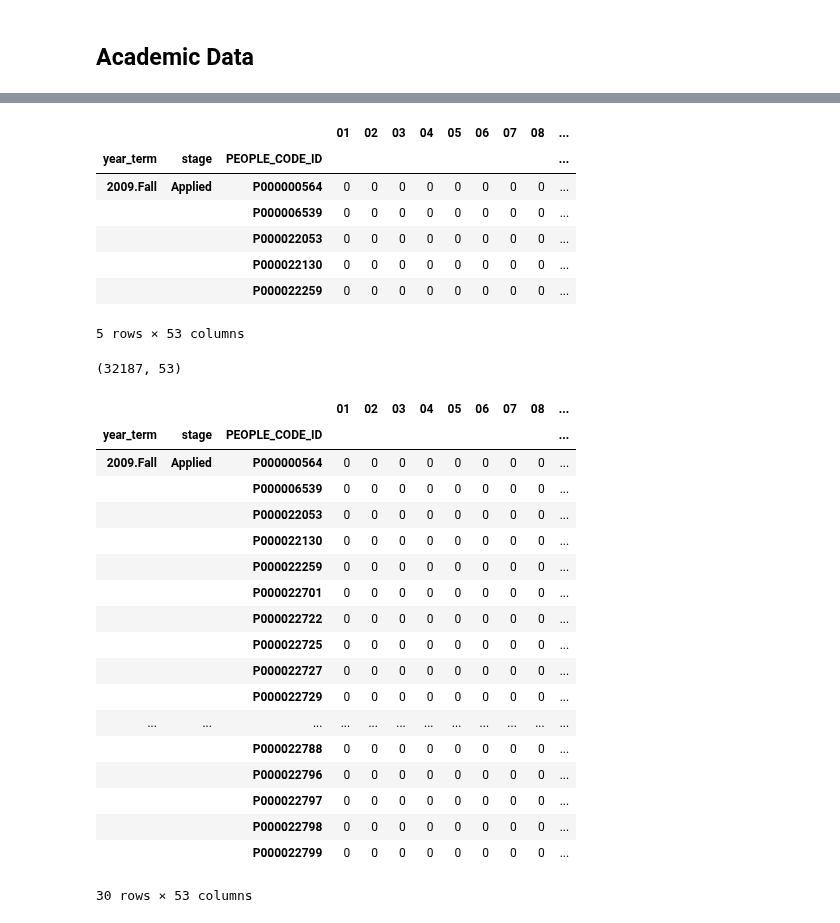
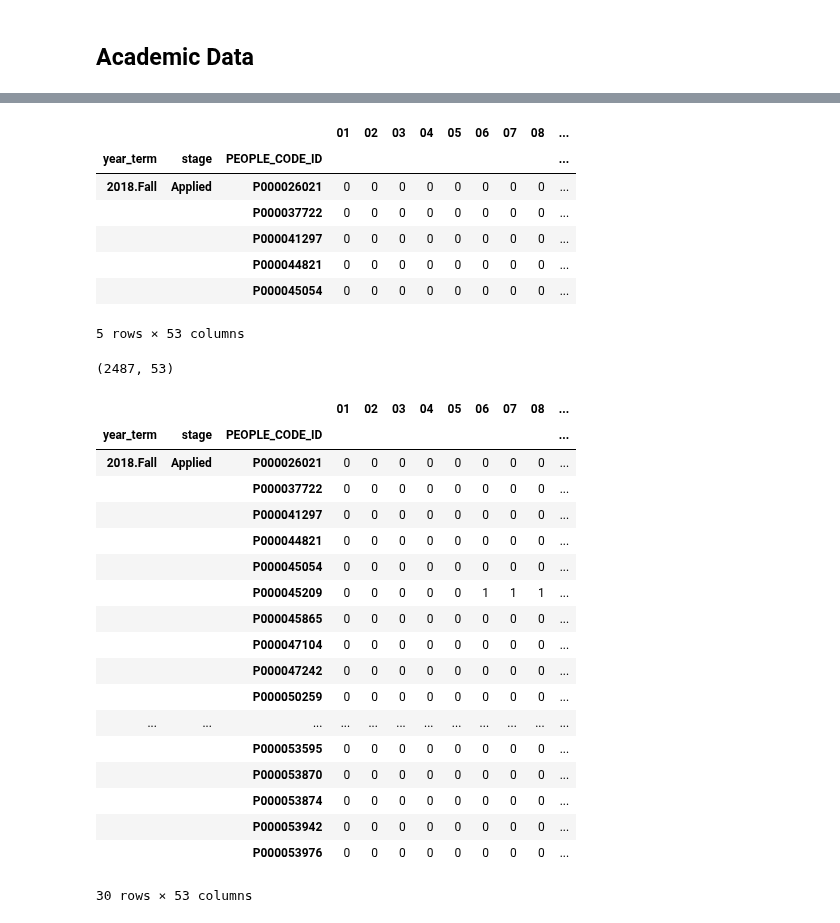
Before and after one commit to JeffWalton-PSC/Admissions, a Jupyter notebook: funnel/admissions_historic_data.ipynb, the cells around one changed output, grey strips where cells are left out. Saved outputs shown, nothing was run; the diff lists cells and outputs as text; code cells hidden in the pictures.

```diff
--- a/funnel/admissions_historic_data.ipynb
+++ b/funnel/admissions_historic_data.ipynb
@@ -493,11 +449,15 @@ w = q.set_index(['year_term', 'PEOPLE_CODE_ID'])
 # %%
 print(w.shape)
 w.head(30)
+# %%
+# just 2018.Fall for testing
+adm_df1 = adm_df1.loc[(adm_df1['year_term']=='2018.Fall') , ['year_term', 'PEOPLE_CODE_ID', 'Admissions_Week', 'admission_status']]
 # %%
 e = adm_df1.pivot_table(index=['year_term', 'PEOPLE_CODE_ID'],
                         columns=['admission_status'],
                         values=['Admissions_Week']
                         )
+e = e.fillna(54)
 print(e.shape)
 e.head(30)
 # %% [output]
@@ -547,6 +531,6 @@ def fill_weeks(field, data_frame):
     return r
 # %%
 stage_list = ['Applied', 'Accepted', 'Deposited']
-p = pd.DataFrame()
+w = pd.DataFrame()
 for stg in stage_list:
-    p = pd.concat([p, fill_weeks(stg, e)])
+    w = pd.concat([w, fill_weeks(stg, e)])
@@ -553,36 +539,36 @@ for stg in stage_list:
 # %%
-p.head()
+w.head()
 # %% [output]
 |  |  |  | 01 | 02 | 03 | 04 | 05 | 06 | 07 | 08 | ... |
 | year_term | stage | PEOPLE_CODE_ID |  |  |  |  |  |  |  |  | ... |
-| 2009.Fall | Applied | P000000564 | 0 | 0 | 0 | 0 | 0 | 0 | 0 | 0 | ... |
-|  |  | P000006539 | 0 | 0 | 0 | 0 | 0 | 0 | 0 | 0 | ... |
-|  |  | P000022053 | 0 | 0 | 0 | 0 | 0 | 0 | 0 | 0 | ... |
-|  |  | P000022130 | 0 | 0 | 0 | 0 | 0 | 0 | 0 | 0 | ... |
-|  |  | P000022259 | 0 | 0 | 0 | 0 | 0 | 0 | 0 | 0 | ... |
+| 2018.Fall | Applied | P000026021 | 0 | 0 | 0 | 0 | 0 | 0 | 0 | 0 | ... |
+|  |  | P000037722 | 0 | 0 | 0 | 0 | 0 | 0 | 0 | 0 | ... |
+|  |  | P000041297 | 0 | 0 | 0 | 0 | 0 | 0 | 0 | 0 | ... |
+|  |  | P000044821 | 0 | 0 | 0 | 0 | 0 | 0 | 0 | 0 | ... |
+|  |  | P000045054 | 0 | 0 | 0 | 0 | 0 | 0 | 0 | 0 | ... |
 5 rows × 53 columns
 # %%
 
-print(p.shape)
-p.head(30)
+print(w.shape)
+w.head(30)
 # %% [output]
-(32187, 53)
+(2487, 53)
 |  |  |  | 01 | 02 | 03 | 04 | 05 | 06 | 07 | 08 | ... |
 | year_term | stage | PEOPLE_CODE_ID |  |  |  |  |  |  |  |  | ... |
-| 2009.Fall | Applied | P000000564 | 0 | 0 | 0 | 0 | 0 | 0 | 0 | 0 | ... |
-|  |  | P000006539 | 0 | 0 | 0 | 0 | 0 | 0 | 0 | 0 | ... |
-|  |  | P000022053 | 0 | 0 | 0 | 0 | 0 | 0 | 0 | 0 | ... |
-|  |  | P000022130 | 0 | 0 | 0 | 0 | 0 | 0 | 0 | 0 | ... |
-|  |  | P000022259 | 0 | 0 | 0 | 0 | 0 | 0 | 0 | 0 | ... |
-|  |  | P000022701 | 0 | 0 | 0 | 0 | 0 | 0 | 0 | 0 | ... |
-|  |  | P000022722 | 0 | 0 | 0 | 0 | 0 | 0 | 0 | 0 | ... |
-|  |  | P000022725 | 0 | 0 | 0 | 0 | 0 | 0 | 0 | 0 | ... |
-|  |  | P000022727 | 0 | 0 | 0 | 0 | 0 | 0 | 0 | 0 | ... |
-|  |  | P000022729 | 0 | 0 | 0 | 0 | 0 | 0 | 0 | 0 | ... |
+| 2018.Fall | Applied | P000026021 | 0 | 0 | 0 | 0 | 0 | 0 | 0 | 0 | ... |
+|  |  | P000037722 | 0 | 0 | 0 | 0 | 0 | 0 | 0 | 0 | ... |
+|  |  | P000041297 | 0 | 0 | 0 | 0 | 0 | 0 | 0 | 0 | ... |
+|  |  | P000044821 | 0 | 0 | 0 | 0 | 0 | 0 | 0 | 0 | ... |
+|  |  | P000045054 | 0 | 0 | 0 | 0 | 0 | 0 | 0 | 0 | ... |
+|  |  | P000045209 | 0 | 0 | 0 | 0 | 0 | 1 | 1 | 1 | ... |
+|  |  | P000045865 | 0 | 0 | 0 | 0 | 0 | 0 | 0 | 0 | ... |
+|  |  | P000047104 | 0 | 0 | 0 | 0 | 0 | 0 | 0 | 0 | ... |
+|  |  | P000047242 | 0 | 0 | 0 | 0 | 0 | 0 | 0 | 0 | ... |
+|  |  | P000050259 | 0 | 0 | 0 | 0 | 0 | 0 | 0 | 0 | ... |
 | ... | ... | ... | ... | ... | ... | ... | ... | ... | ... | ... | ... |
-|  |  | P000022788 | 0 | 0 | 0 | 0 | 0 | 0 | 0 | 0 | ... |
-|  |  | P000022796 | 0 | 0 | 0 | 0 | 0 | 0 | 0 | 0 | ... |
-|  |  | P000022797 | 0 | 0 | 0 | 0 | 0 | 0 | 0 | 0 | ... |
-|  |  | P000022798 | 0 | 0 | 0 | 0 | 0 | 0 | 0 | 0 | ... |
-|  |  | P000022799 | 0 | 0 | 0 | 0 | 0 | 0 | 0 | 0 | ... |
+|  |  | P000053595 | 0 | 0 | 0 | 0 | 0 | 0 | 0 | 0 | ... |
+|  |  | P000053870 | 0 | 0 | 0 | 0 | 0 | 0 | 0 | 0 | ... |
+|  |  | P000053874 | 0 | 0 | 0 | 0 | 0 | 0 | 0 | 0 | ... |
+|  |  | P000053942 | 0 | 0 | 0 | 0 | 0 | 0 | 0 | 0 | ... |
+|  |  | P000053976 | 0 | 0 | 0 | 0 | 0 | 0 | 0 | 0 | ... |
 30 rows × 53 columns
```
Also changed, not shown: parts of 37 cells of this notebook, 1 other file.
